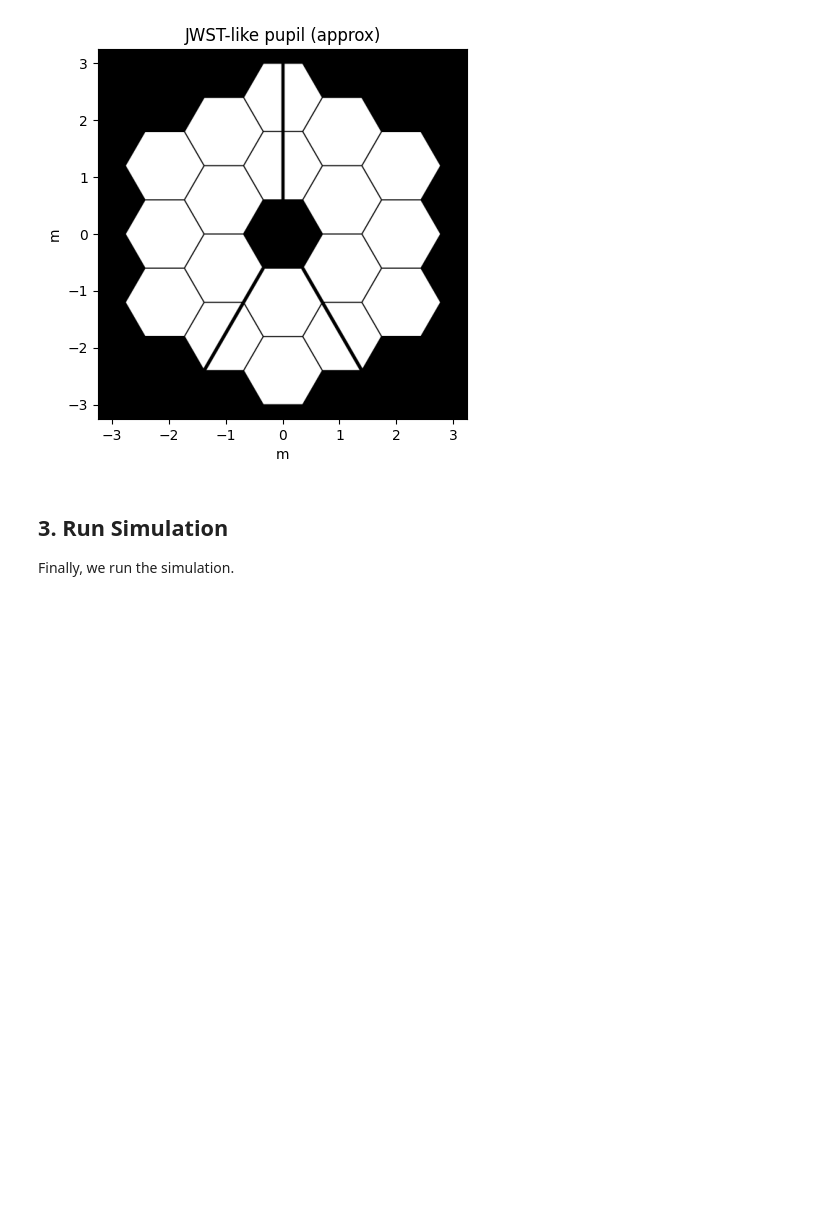
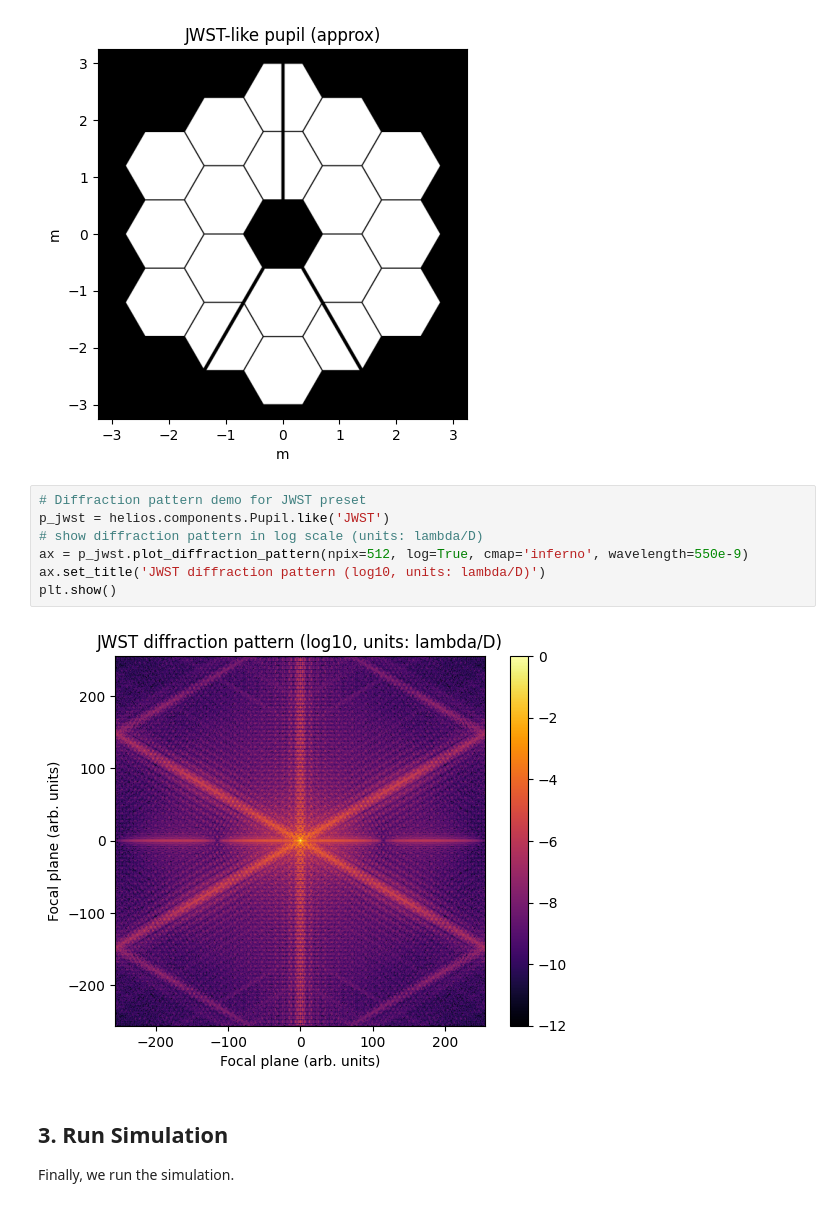
Before and after one commit to VForiel/HELIOS, a Jupyter notebook: examples/demo.ipynb, the cells around one changed output. Saved outputs shown, nothing was run; the diff lists cells and outputs as text; blank space fills up the shorter version.

```diff
--- a/examples/demo.ipynb
+++ b/examples/demo.ipynb
@@ -88,6 +88,15 @@ Manual pupil array shape: (256, 256) min/max: 0.0 1.0
 [figure]
 JWST pupil array shape: (512, 512)
 [figure]
+# %%
+# Diffraction pattern demo for JWST preset
+p_jwst = helios.components.Pupil.like('JWST')
+# show diffraction pattern in log scale (units: lambda/D)
+ax = p_jwst.plot_diffraction_pattern(npix=512, log=True, cmap='inferno', wavelength=550e-9)
+ax.set_title('JWST diffraction pattern (log10, units: lambda/D)')
+plt.show()
+# %% [output]
+[figure, added]
 # %% [markdown]
 ## 3. Run Simulation
 Finally, we run the simulation.
```
Also changed, not shown: 1 other file.
